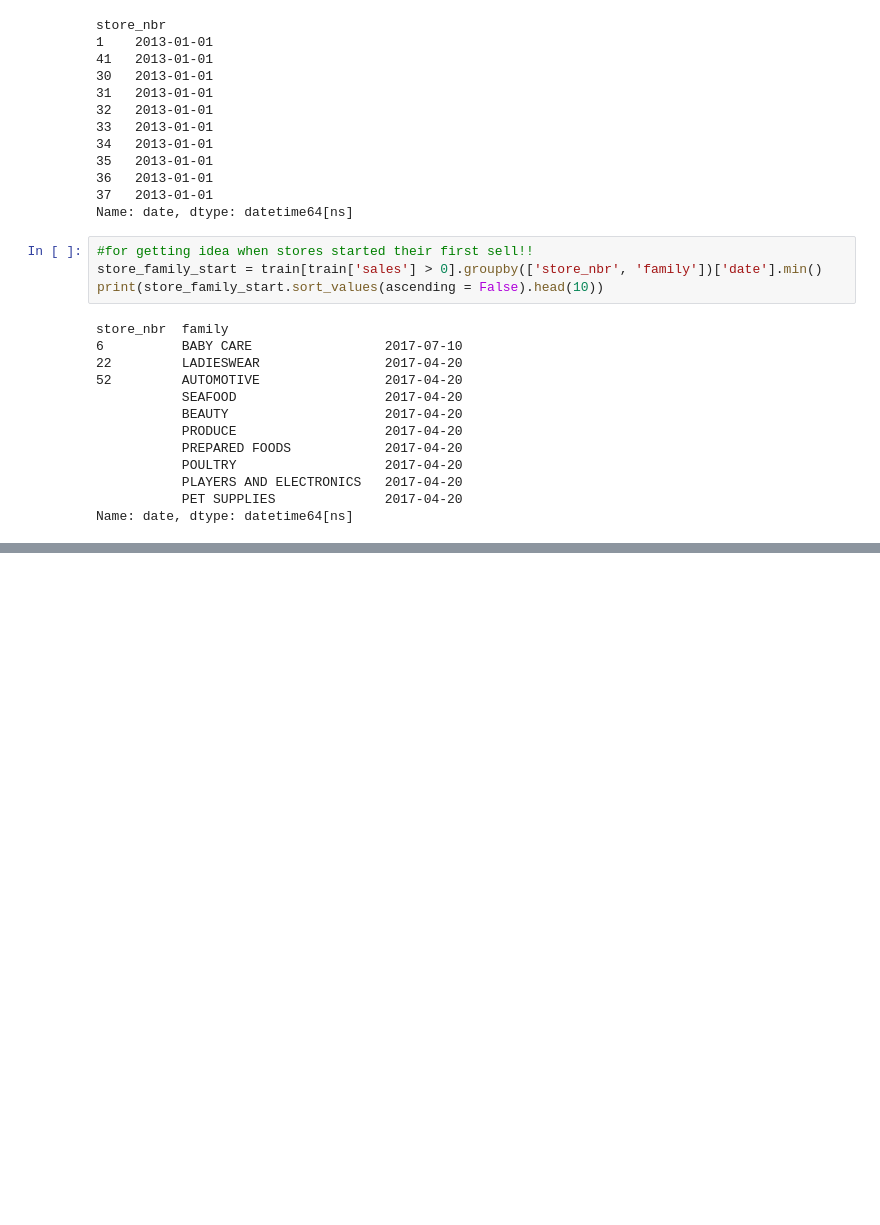
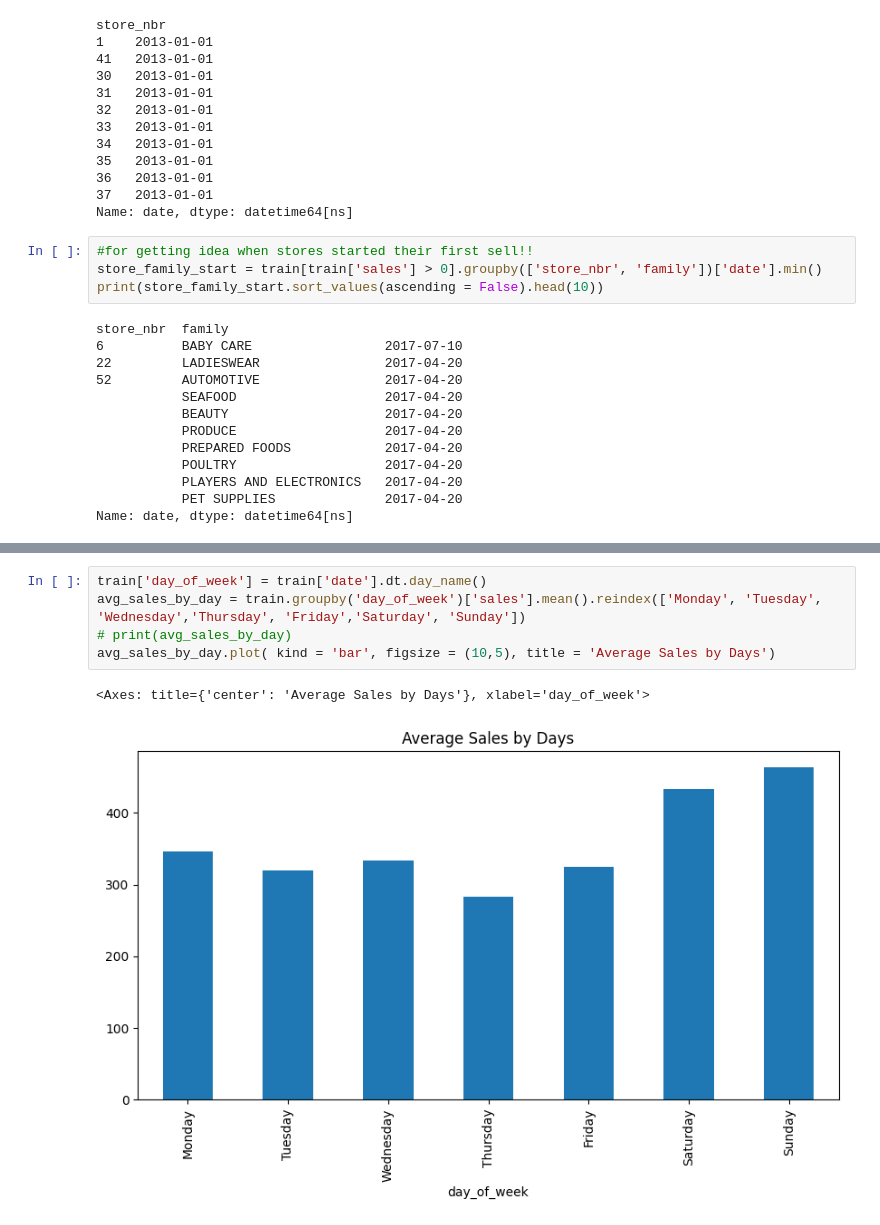
Before and after one commit to mukul9116/Future_ML_01, a Jupyter notebook: notebooks/01_eda.ipynb, the cells around one changed output, grey strips where cells are left out. Drawn from its saved outputs; the diff is of its cells as text; blank space fills up the shorter version.

```diff
--- a/notebooks/01_eda.ipynb
+++ b/notebooks/01_eda.ipynb
@@ -95,0 +110,8 @@ Name: date, dtype: datetime64[ns]
+# %%
+train['day_of_week'] = train['date'].dt.day_name()
+avg_sales_by_day = train.groupby('day_of_week')['sales'].mean().reindex(['Monday', 'Tuesday', 'Wednesday','Thursday', 'Friday','Saturday', 'Sunday'])
+# print(avg_sales_by_day)
+avg_sales_by_day.plot( kind = 'bar', figsize = (10,5), title = 'Average Sales by Days')
+# %% [output]
+<Axes: title={'center': 'Average Sales by Days'}, xlabel='day_of_week'>
+[figure, added]
```
Also changed, not shown: parts of 5 cells of this notebook.
